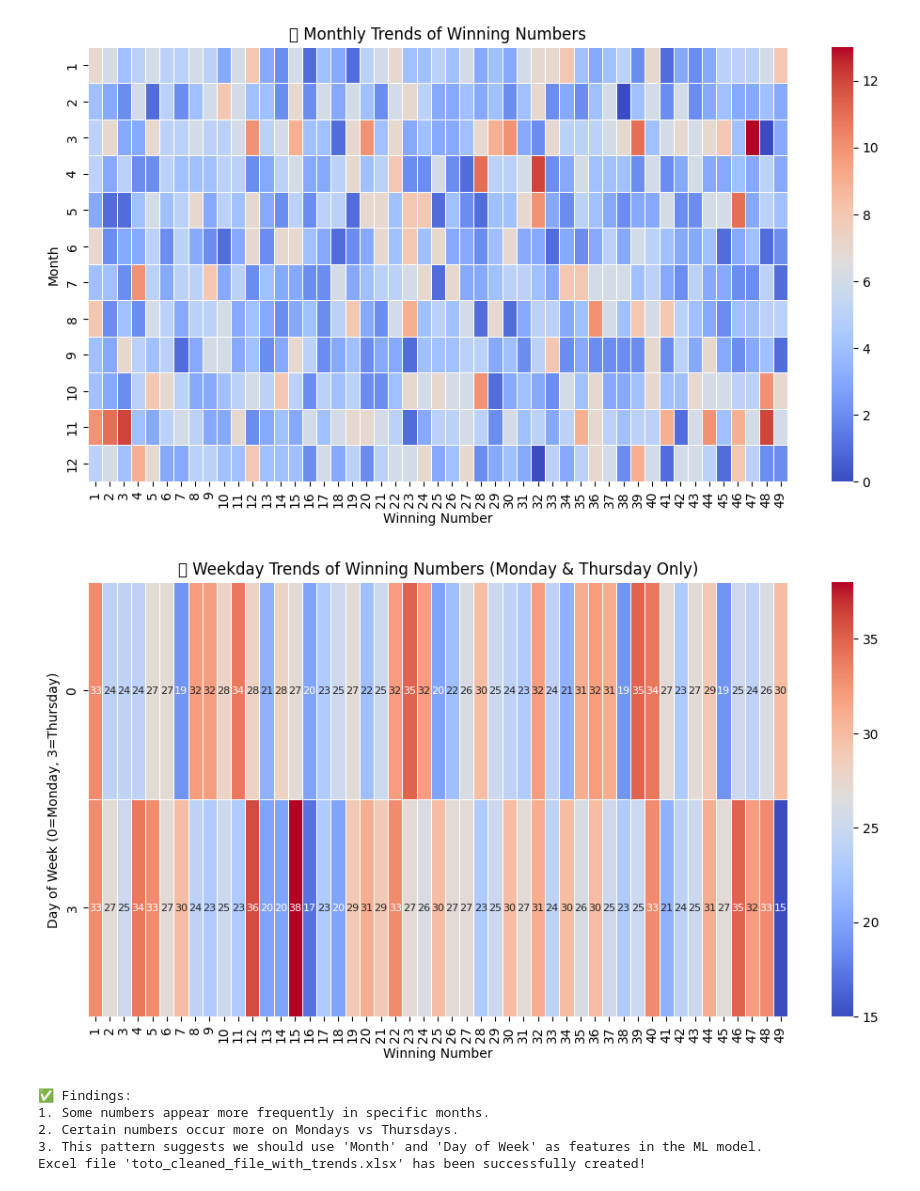
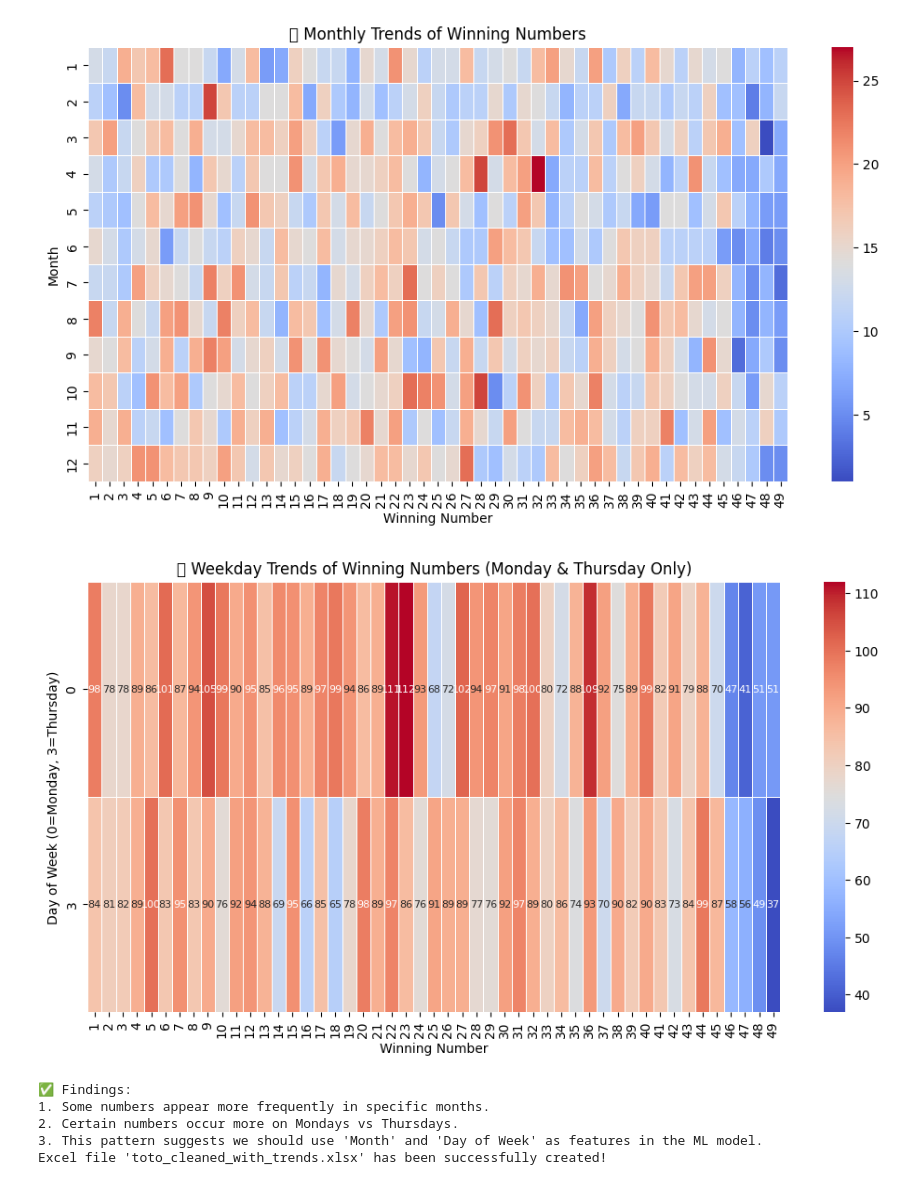
Before and after one commit to tehhanyi/INF2008-Machine-Learning-Project, a Jupyter notebook: monthlyweeklytrends.ipynb, the cells around one changed output. Drawn from its saved outputs; the diff is of its cells as text; code cells hidden in the pictures.

```diff
--- a/monthlyweeklytrends.ipynb
+++ b/monthlyweeklytrends.ipynb
@@ -5,7 +5,7 @@ import matplotlib.pyplot as plt
 import seaborn as sns
 
 # Load Dataset
-df = pd.read_csv('./toto_cleaned_file.csv')
+df = pd.read_csv('./toto_droppedcolumns.csv')
 
 # Convert 'Date' column to datetime format
 df['Date'] = pd.to_datetime(df['Date'], format="%d/%m/%Y")
@@ -32,38 +32,38 @@ weekday_trends = winning_numbers.groupby(['Day_of_Week', 'Winning Number']).size
 # Plot Monthly Trends Heatmap
 plt.figure(figsize=(12, 6))
 sns.heatmap(monthly_trends, cmap="coolwarm", linewidths=0.5, annot=False)
 plt.title("📆 Monthly Trends of Winning Numbers")
 plt.xlabel("Winning Number")
 plt.ylabel("Month")
 plt.show()
 
 # Plot Weekday Trends Heatmap (Monday & Thursday only)
 plt.figure(figsize=(12, 6))
 sns.heatmap(weekday_trends, cmap="coolwarm", linewidths=0.5, annot=True, fmt='d', annot_kws={"size": 8})
 plt.title("🗓️ Weekday Trends of Winning Numbers (Monday & Thursday Only)")
 plt.xlabel("Winning Number")
 plt.ylabel("Day of Week (0=Monday, 3=Thursday)")
 plt.show()
 
 # Display insights
 print("✅ Findings:")
 print("1. Some numbers appear more frequently in specific months.")
 print("2. Certain numbers occur more on Mondays vs Thursdays.")
 print("3. This pattern suggests we should use 'Month' and 'Day of Week' as features in the ML model.")
 
 # Save all data to an Excel file
-output_file = "toto_cleaned_file_with_trends.xlsx"
+output_file = "toto_cleaned_with_trends.xlsx"
 with pd.ExcelWriter(output_file) as writer:
     df.to_excel(writer, sheet_name="Original Data", index=False)
     monthly_trends.to_excel(writer, sheet_name="Monthly Trends")
     weekday_trends.to_excel(writer, sheet_name="Weekday Trends")
 
 print(f"Excel file '{output_file}' has been successfully created!")
 # %% [output]
-[figure, old version]
+[figure, new version]
-[figure, old version]
+[figure, new version]
 ✅ Findings:
 1. Some numbers appear more frequently in specific months.
 2. Certain numbers occur more on Mondays vs Thursdays.
 3. This pattern suggests we should use 'Month' and 'Day of Week' as features in the ML model.
-Excel file 'toto_cleaned_file_with_trends.xlsx' has been successfully created!
+Excel file 'toto_cleaned_with_trends.xlsx' has been successfully created!
```
Also changed, not shown: 9 other files.
